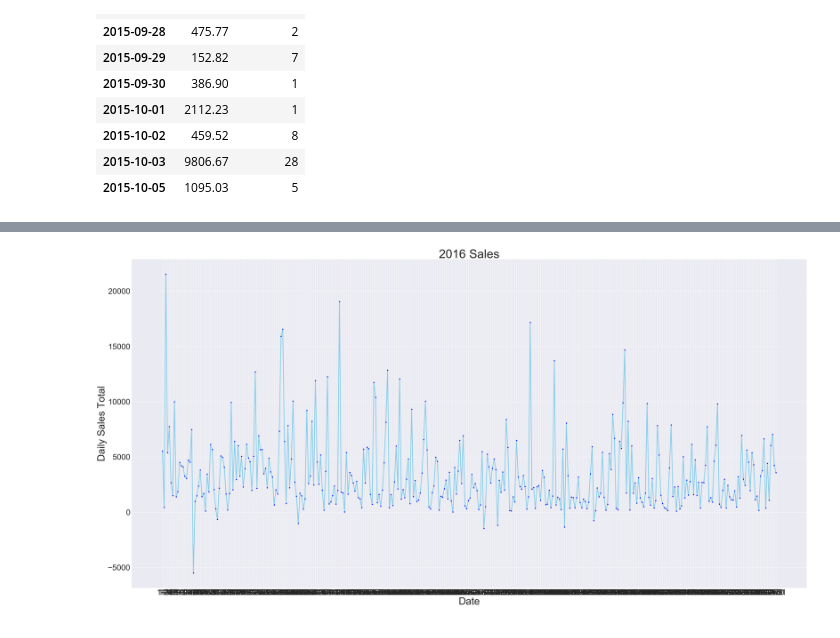
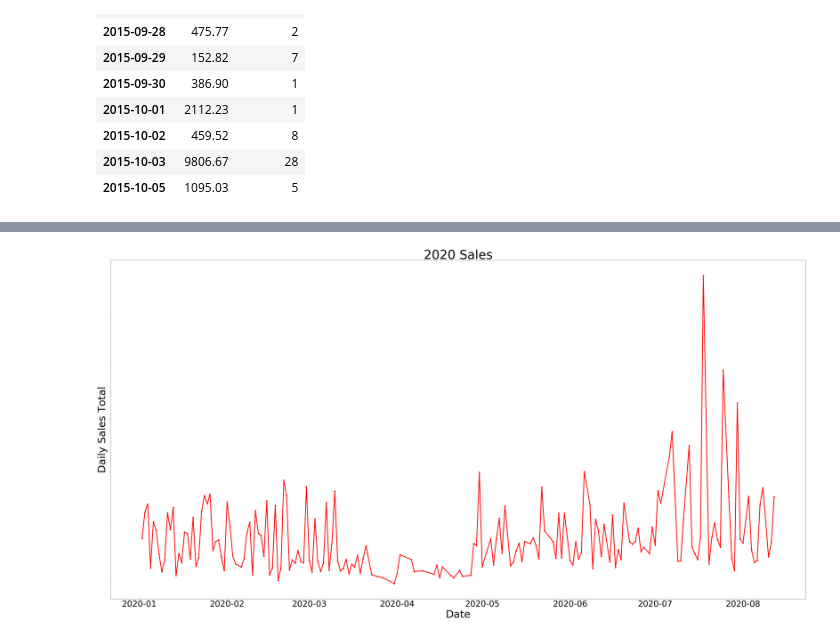
Before and after one commit to zachcornelison/K-N-Sales-Analytics, a Jupyter notebook: KN-Analytics_PayTotals.ipynb, the cells around one changed output, grey strips where cells are left out. Drawn from its saved outputs; the diff is of its cells as text; code cells hidden in the pictures.

Commit message:
graphed sales totals for each year

```diff
--- a/KN-Analytics_PayTotals.ipynb
+++ b/KN-Analytics_PayTotals.ipynb
@@ -27,3 +23,11 @@ df_pay_totals.head()
 | 2 | 2015-09-25 | Credit Card | 8.67 | 1 |
 | 3 | 2015-09-26 | Check | 486.60 | 1 |
 | 4 | 2015-09-26 | Credit Card | 1919.32 | 3 |
+# %%
+# Add Day, Month, and Quarter to Dataframe
+df_pay_totals['Day'] = df_pay_totals['PayDate'].dt.day_name()
+df_pay_totals['Month'] = pd.DatetimeIndex(df_pay_totals['PayDate']).month
+#abbreviate call month
+df_pay_totals['Month'] = df_pay_totals['Month'].apply(lambda x: calendar.month_abbr[x])
+df_pay_totals['Quarter'] = df_pay_totals['PayDate'].dt.quarter.astype(str)
+df_pay_totals.head()
@@ -149,15 +141,0 @@ from matplotlib import dates as mpl_dates
-# %%
-plt.style.use('seaborn')
-
-sales_date = daily_pays.index
-sales_total = daily_pays['PayTotal']
-
-plt.plot_date(sales_date, sales_total, linestyle='solid')
-
-plt.gcf().autofmt_xdate()
-
-plt.title('Bitcoin Prices')
-plt.xlabel('Date')
-plt.ylabel('Closing Price')
-plt.figure(figsize=(20,12))
-plt.show()
@@ -205,14 +199,0 @@ year6_sales.head()
-# %%
-plt.style.use('seaborn')
-
-sales_date = year2_sales.index
-sales_total = year2_sales['PayTotal']
-
-plt.plot_date(sales_date, sales_total, linestyle='solid')
-
-plt.gcf().autofmt_xdate()
-
-plt.title('2016 Sales')
-plt.xlabel('Date')
-plt.ylabel('Daily Sales Total')
-plt.show()
@@ -281,11 +318,12 @@ See the caveats in the documentation: http://pandas.pydata.org/pandas-docs/stabl
 # %%
+# Plot 2020 sales over the year to date
 plt.figure(figsize=(60,30))
-plt.plot('Month-Day', 'PayTotal', data=year2_sales, marker='o', markerfacecolor='blue', markersize=6, color='skyblue', linewidth=4)
-plt.title('2016 Sales', fontsize=60)
+plt.plot(year6_sales.index, 'PayTotal', data=year6_sales, marker='o', markerfacecolor='red', markersize=6, color='red', linewidth=4)
+plt.title('2020 Sales', fontsize=60)
 plt.xlabel('Date', fontsize=50)
 plt.ylabel('Daily Sales Total', fontsize=50)
 plt.xticks(fontsize=40)
-plt.yticks(fontsize=40)
+plt.yticks(fontsize=0)
 plt.show()
 # %% [output]
-[figure, old version]
+[figure, new version]
```
Also changed, not shown: parts of 37 cells of this notebook.
